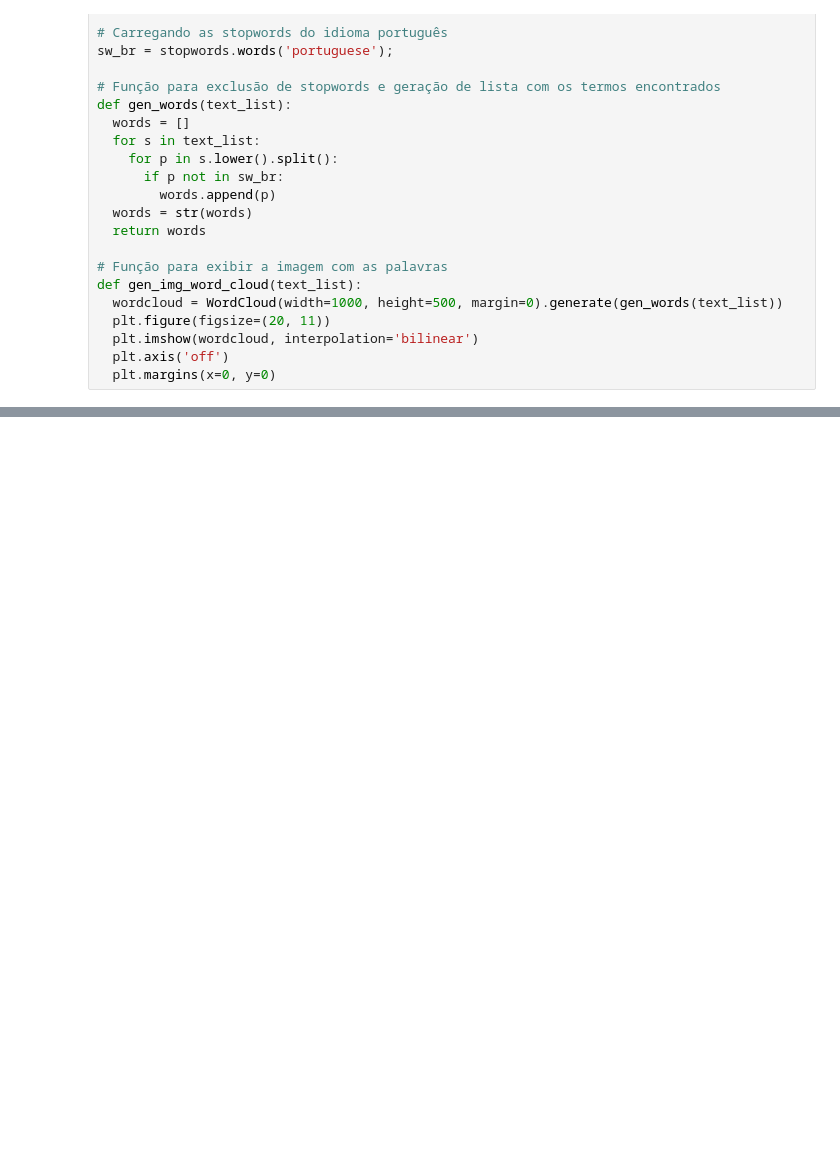
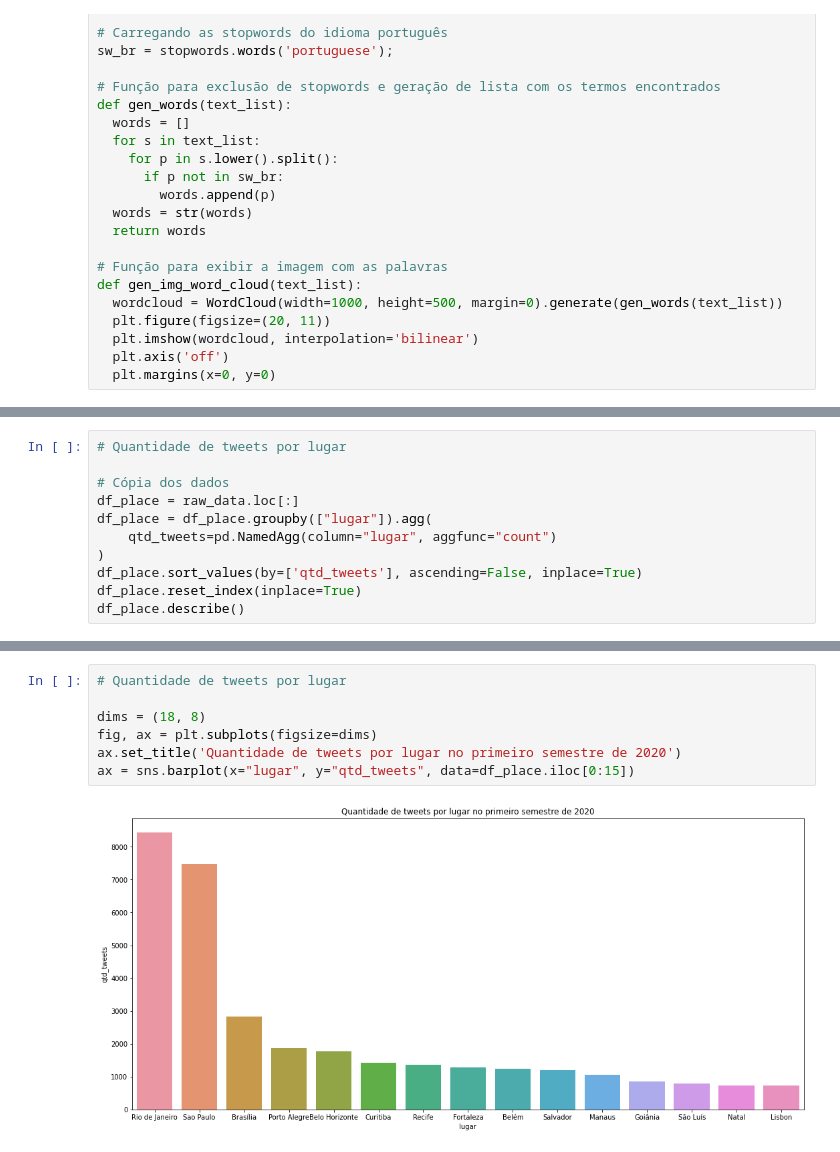
Before and after one commit to patricktapajos/covid19tweets, a Jupyter notebook: covid19_tweets.ipynb, the cells around one changed output, grey strips where cells are left out. Cells and saved outputs as stored; diff of their text form; blank space fills up the shorter version.

```diff
--- a/covid19_tweets.ipynb
+++ b/covid19_tweets.ipynb
@@ -91,0 +194,11 @@ def gen_img_word_cloud(text_list):
+# %%
+# Quantidade de tweets por lugar
+
+# Cópia dos dados
+df_place = raw_data.loc[:]
+df_place = df_place.groupby(["lugar"]).agg(
+    qtd_tweets=pd.NamedAgg(column="lugar", aggfunc="count")
+)
+df_place.sort_values(by=['qtd_tweets'], ascending=False, inplace=True)
+df_place.reset_index(inplace=True)
+df_place.describe()
@@ -91,0 +215,9 @@ def gen_img_word_cloud(text_list):
+# %%
+# Quantidade de tweets por lugar
+
+dims = (18, 8)
+fig, ax = plt.subplots(figsize=dims)
+ax.set_title('Quantidade de tweets por lugar no primeiro semestre de 2020')
+ax = sns.barplot(x="lugar", y="qtd_tweets", data=df_place.iloc[0:15])
+# %% [output]
+[figure, added]
```
Also changed, not shown: parts of 21 cells of this notebook.
